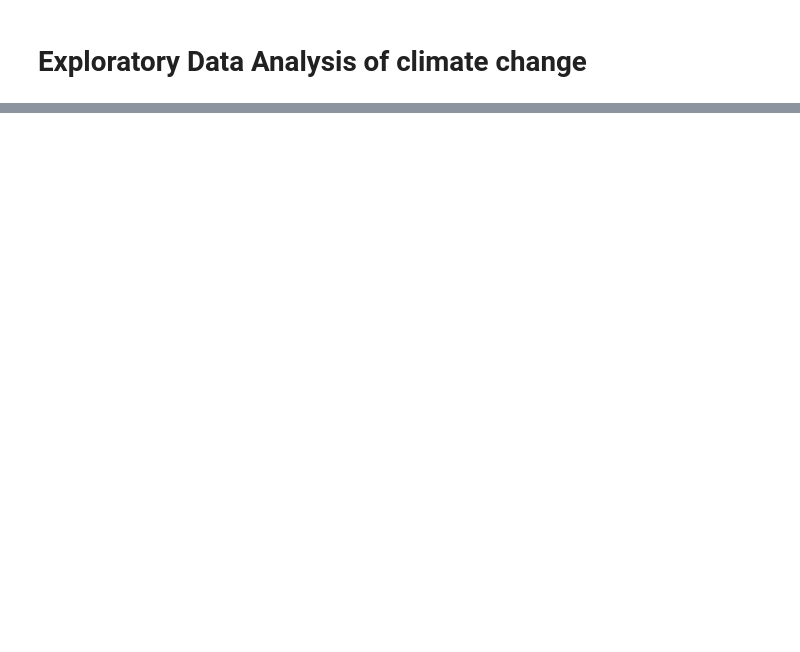
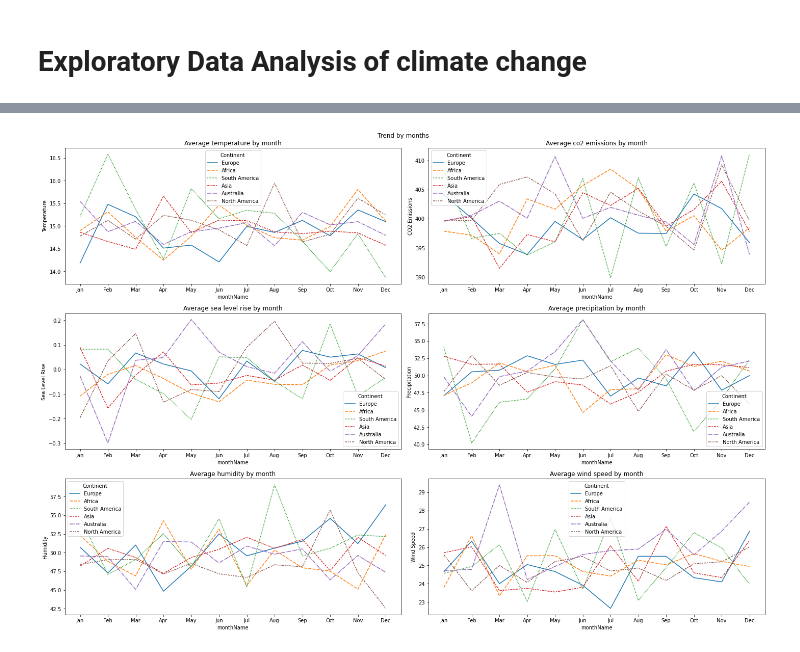
Before and after one commit to BrianLoe/Climate-EDA, a Jupyter notebook: Climate-EDA.ipynb, the cells around one changed output, grey strips where cells are left out. Cells and saved outputs as stored; diff of their text form; code cells hidden in the pictures; blank space fills up the shorter version.

Commit message:
simplify plot code

```diff
--- a/Climate-EDA.ipynb
+++ b/Climate-EDA.ipynb
@@ -61,0 +34,3 @@ fig.tight_layout()
+# %%
+colToPlot = list(data.columns[3:9])
+colToPlot
@@ -61,0 +44,9 @@ fig.tight_layout()
+# %%
+fig,ax = plt.subplots(3,2,figsize=(20,14))
+plt.suptitle('Trend over years (2000-2022)')
+
+for i,ax in enumerate(fig.axes):
+    sns.lineplot(x='year', y=colToPlot[i],data=data, hue='Continent',style='Continent',ax=ax,ci=None)
+    ax.set(title='Average '+ax.get_ylabel().lower()+' change over years')
+
+fig.tight_layout()
@@ -61,0 +55,11 @@ fig.tight_layout()
+# %%
+fig,ax = plt.subplots(3,2,figsize=(20,14))
+plt.suptitle('Trend by months')
+
+for i,ax in enumerate(fig.axes):
+    sns.lineplot(x='monthName', y=colToPlot[i],data=data, hue='Continent',style='Continent',ax=ax,ci=None)
+    ax.set(title='Average '+ax.get_ylabel().lower()+' by month')
+
+fig.tight_layout()
+# %% [output]
+[figure, added]
```
Also changed, not shown: parts of 4 cells of this notebook.
